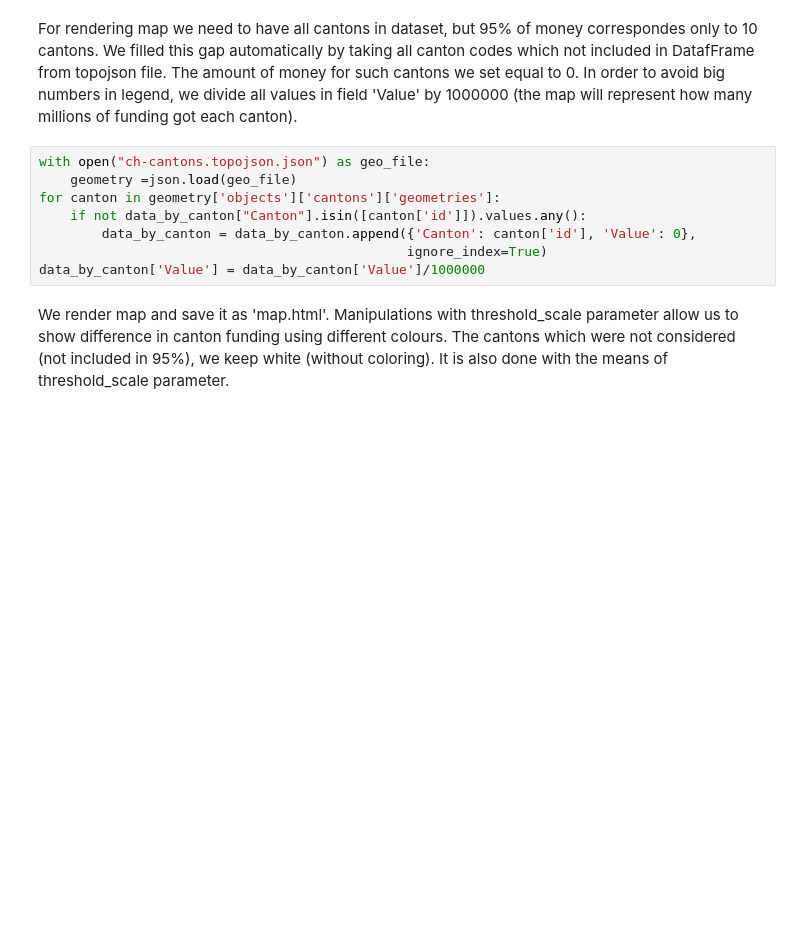
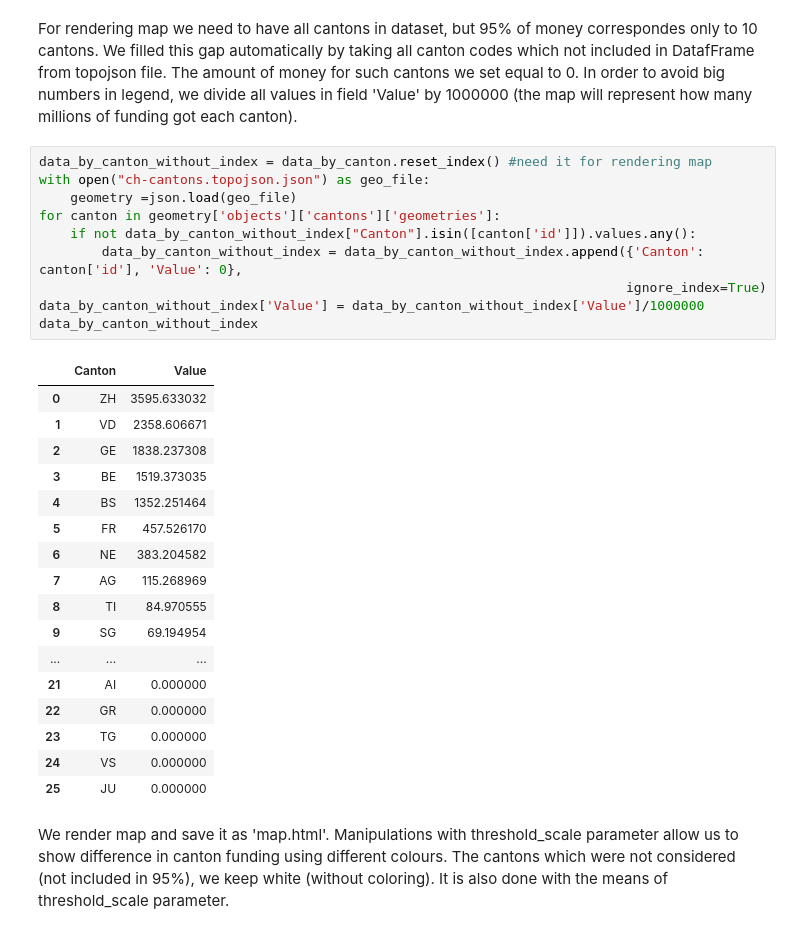
Before and after one commit to artem-s-shevchenko/ADA-homework, a Jupyter notebook: 03 - Interactive Viz/hw3.ipynb, the cells around one changed output. Saved outputs shown, nothing was run; the diff lists cells and outputs as text; blank space fills up the shorter version.

```diff
--- a/03 - Interactive Viz/hw3.ipynb
+++ b/03 - Interactive Viz/hw3.ipynb
@@ -194,13 +194,33 @@ data_by_canton
 # %% [markdown]
 For rendering map we need to have all cantons in dataset, but 95% of money correspondes only to 10 cantons. We filled this gap automatically by taking all canton codes which not included in DatafFrame from topojson file. The amount of money for such cantons we set equal to 0. In order to avoid big numbers in legend, we divide all values in field 'Value' by 1000000 (the map will represent how many millions of funding got each canton).
 # %%
+data_by_canton_without_index = data_by_canton.reset_index() #need it for rendering map
 with open("ch-cantons.topojson.json") as geo_file:
     geometry =json.load(geo_file)
 for canton in geometry['objects']['cantons']['geometries']:
-    if not data_by_canton["Canton"].isin([canton['id']]).values.any():
-        data_by_canton = data_by_canton.append({'Canton': canton['id'], 'Value': 0},
-                                               ignore_index=True)
-data_by_canton['Value'] = data_by_canton['Value']/1000000
+    if not data_by_canton_without_index["Canton"].isin([canton['id']]).values.any():
+        data_by_canton_without_index = data_by_canton_without_index.append({'Canton': canton['id'], 'Value': 0},
+                                                                           ignore_index=True)
+data_by_canton_without_index['Value'] = data_by_canton_without_index['Value']/1000000
+data_by_canton_without_index
+# %% [output]
+|  | Canton | Value |
+| 0 | ZH | 3595.633032 |
+| 1 | VD | 2358.606671 |
+| 2 | GE | 1838.237308 |
+| 3 | BE | 1519.373035 |
+| 4 | BS | 1352.251464 |
+| 5 | FR | 457.526170 |
+| 6 | NE | 383.204582 |
+| 7 | AG | 115.268969 |
+| 8 | TI | 84.970555 |
+| 9 | SG | 69.194954 |
+| ... | ... | ... |
+| 21 | AI | 0.000000 |
+| 22 | GR | 0.000000 |
+| 23 | TG | 0.000000 |
+| 24 | VS | 0.000000 |
+| 25 | JU | 0.000000 |
 # %% [markdown]
 We render map and save it as 'map.html'. Manipulations with threshold_scale parameter allow us to show difference in canton funding using different colours. The cantons which were not considered (not included in 95%), we keep white (without coloring). It is also done with the means of threshold_scale parameter.
 # %%
```
Also changed, not shown: parts of 7 cells of this notebook, 1 other file.
